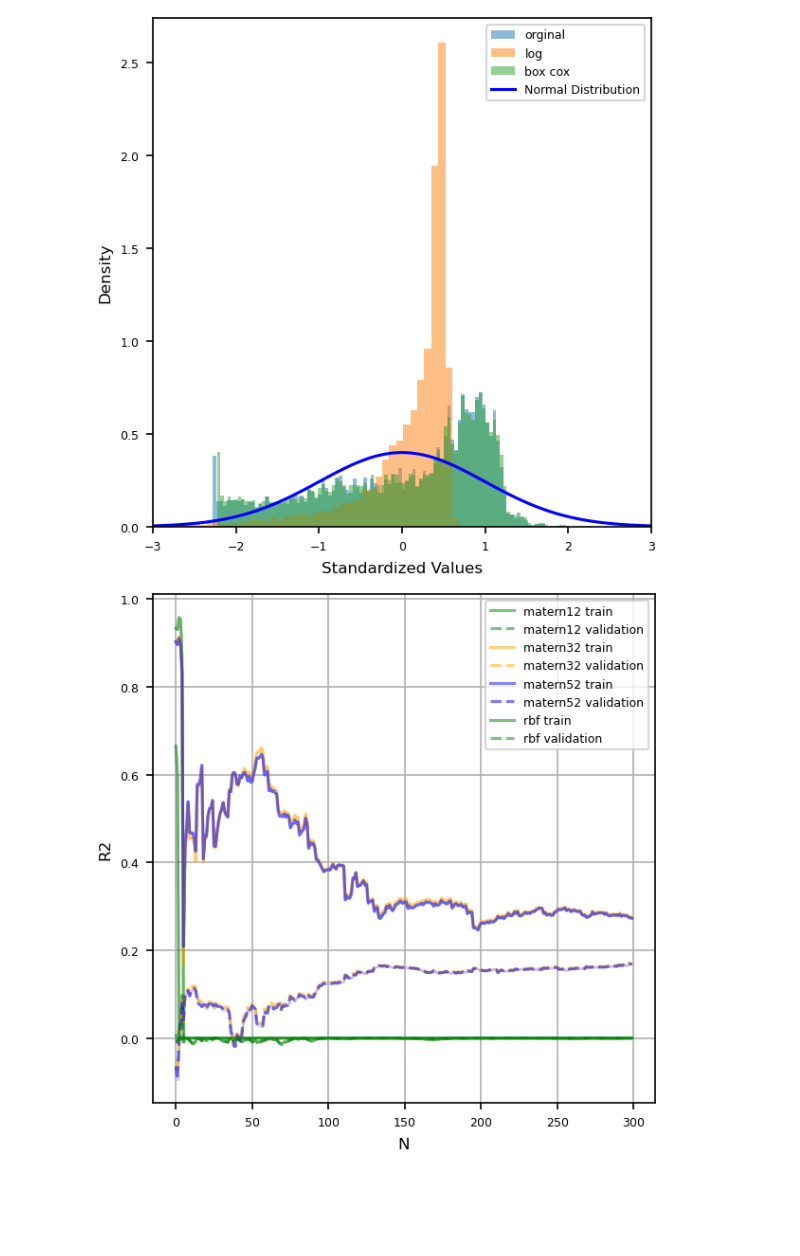
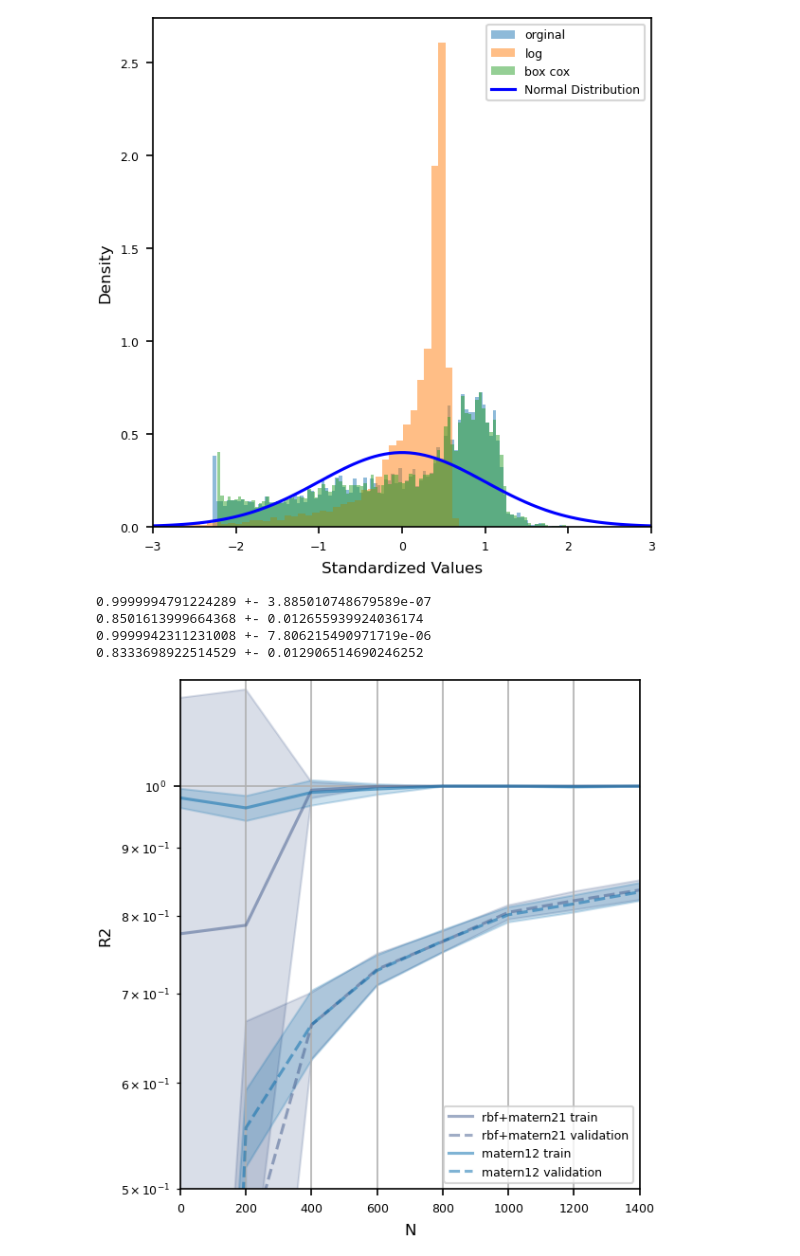
Before and after one commit to stair-lab/bo4ag, a Jupyter notebook: Benchmark/gp_fit_plot.ipynb, the cells around one changed output. Cells and saved outputs as stored; diff of their text form; code cells hidden in the pictures; blank space fills up the shorter version.

```diff
--- a/Benchmark/gp_fit_plot.ipynb
+++ b/Benchmark/gp_fit_plot.ipynb
@@ -292,16 +293,19 @@ def kl_div(probabilities, bins):
     return kl_divergence
 # %%
 # Define color palette
-colors = ["green", "orange", "blue", "green"]
-#colors = tueplots.constants.color.palettes.tue_secondary
+#colors = ["green", "blue", "orange", "green"]
+colors = tueplots.constants.color.palettes.tue_secondary
 
-#files = ["20240411-160303", "20240411-160324", "20240411-160351"]
+#files = ["matern12_prior_box_cox_narea", "matern12_prior_log_narea", "matern12_prior_standardize_narea"]
 #run_name = ["boxcox", "log", "original"]
 
-files = ["matern12_narea", "matern32_narea", "matern52_narea", "rbf_narea"]#["20240418-170844"] #"gp_fit_log_narea" "gp_fit_boxcox_narea" ,"gp_fit_original_narea",
-run_name = ["matern12", "matern32", "matern52", "rbf"]#["saas"] #boxcox", "original",
+files = ["additive_large", "matern21_prior_large"]
+run_name = ["rbf+matern21", "matern12"]
 
-seeds = [0]#,1,2,3,4]
+#files = ["matern12_narea", "matern32_narea", "matern52_narea", "rbf_narea"]#["20240418-170844"] #"gp_fit_log_narea" "gp_fit_boxcox_narea" ,"gp_fit_original_narea",
+#run_name = ["matern12", "matern32", "matern52", "rbf"]#["saas"] #boxcox", "original",
+
+seeds = [0,1,2,3,4]
 trait = "narea"
 
 with plt.rc_context(bundles.icml2022(family="sans-serif", usetex=False, column="full", nrows=2)):
@@ -311,35 +315,44 @@ with plt.rc_context(bundles.icml2022(family="sans-serif", usetex=False, column="
         base_path = f"./output/{timestamp}"
 
         # Get data function
         def getCol(col_name):
             _results = [pd.read_csv(f"{base_path}/gp_{seed}.npy", encoding='utf-8')[col_name] for seed in seeds]
             _results = [np.array(_results[i]) for i in range(0,len(_results))]
             return _results
 
         n = getCol("n")[0]
         train_loss = getCol("train_loss")
         val_loss = getCol("val_loss")
 
         # Define linePlot function with linestyle parameter
         def linePlot(ax, _results, label, linestyle):
             mean, var = np.mean(_results, axis=0), np.std(_results, axis=0)
+            print(mean[-1], "+-", var[-1])
+
             ax.plot(n, mean, label=label, linestyle=linestyle, alpha=0.5, color=colors[idx])
             ax.fill_between(n, mean - var,  mean + var, alpha=0.2, color=colors[idx])
             return
 
         linePlot(ax, train_loss, label=f"{run_name[idx]} train", linestyle='-')  # Solid line for training data
         linePlot(ax, val_loss, label=f"{run_name[idx]} validation", linestyle='--')  # Dashed line for validation data
 
         ax = ax
         ax.grid(True)
         #ax.set_title(f"gp fit")
         ax.set_xlabel("N")
         ax.set_ylabel("R2")
-        ax.legend(loc="upper right")
+        ax.legend(loc="lower right")
+        ax.set_yscale('log')
+        ax.set_xlim(0,1400)
+        ax.set_ylim(0.5, 1.2)
 
     plt.show()
 # %% [output]
+0.9999994791224289 +- 3.885010748679589e-07
+0.8501613999664368 +- 0.012655939924036174
+0.9999942311231008 +- 7.806215490971719e-06
+0.8333698922514529 +- 0.012906514690246252
-[figure, old version]
+[figure, new version]
 # %%
 # Define color palette
 colors = ["green", "orange", "blue", "green"]
```
Also changed, not shown: parts of 4 cells of this notebook, 1 other file.
